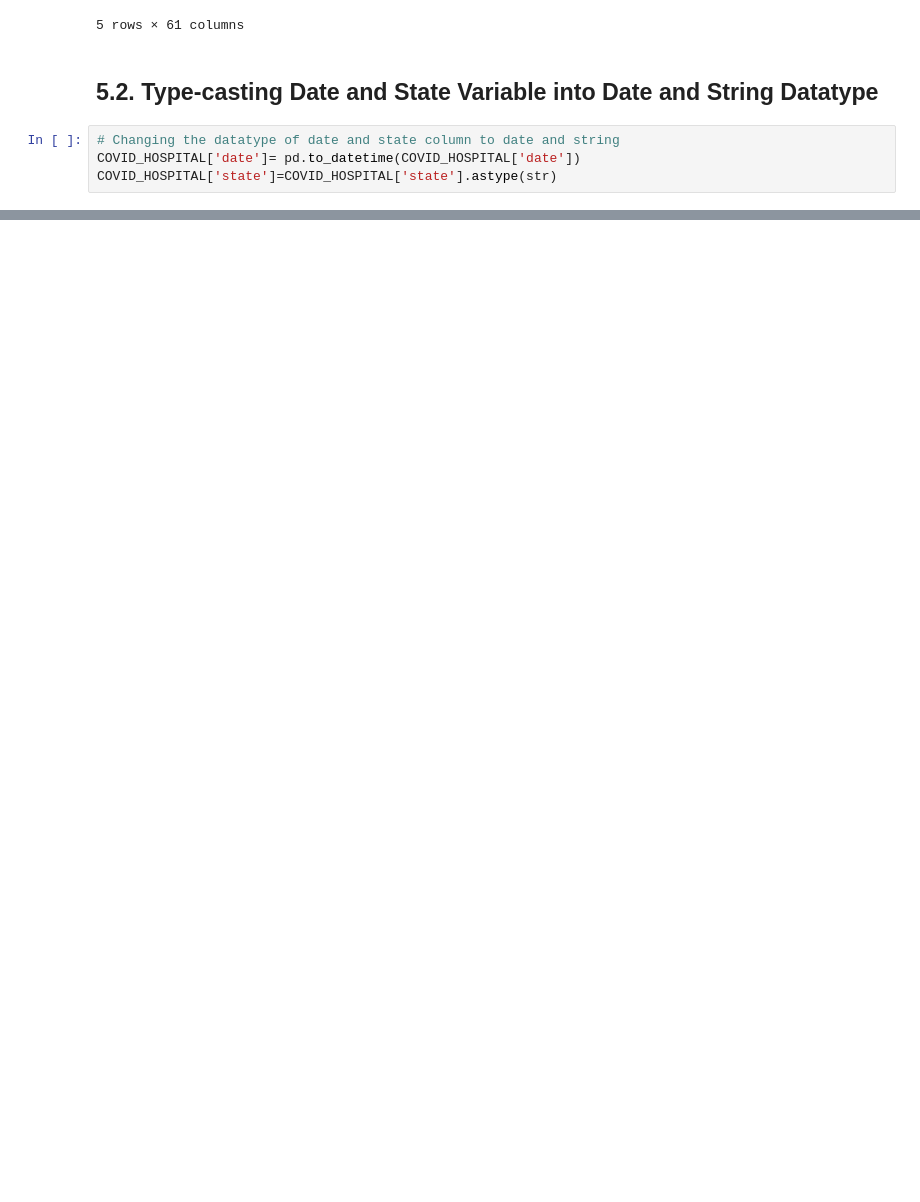
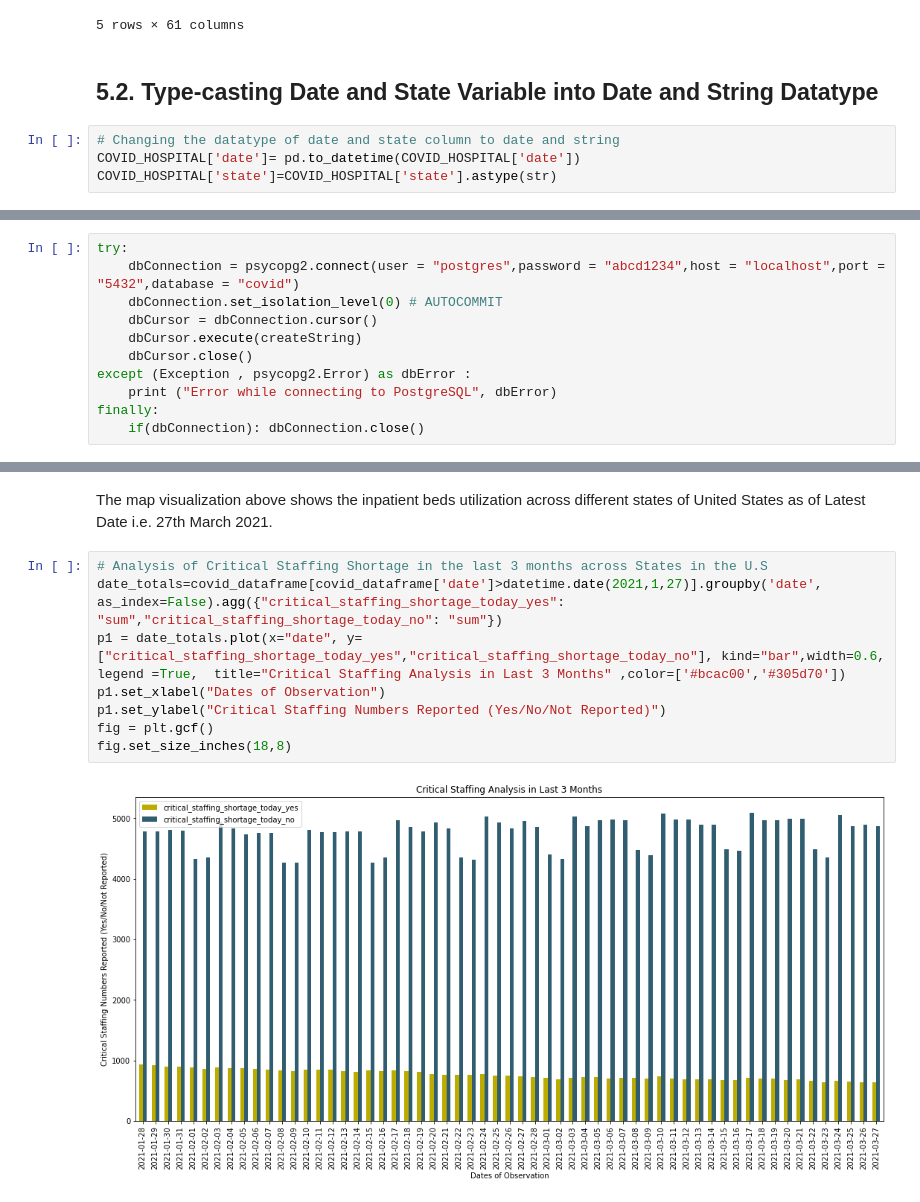
Before and after one commit to MangeshIpperNCI/DAP_PROJECT, a Jupyter notebook: x20143311.ipynb, the cells around one changed output, grey strips where cells are left out. Cells and saved outputs as stored; diff of their text form; blank space fills up the shorter version.

```diff
--- a/x20143311.ipynb
+++ b/x20143311.ipynb
@@ -112,0 +414,11 @@ COVID_HOSPITAL['state']=COVID_HOSPITAL['state'].astype(str)
+# %%
+try:
+    dbConnection = psycopg2.connect(user = "postgres",password = "abcd1234",host = "localhost",port = "5432",database = "covid")
+    dbConnection.set_isolation_level(0) # AUTOCOMMIT
+    dbCursor = dbConnection.cursor()
+    dbCursor.execute(createString)
+    dbCursor.close()
+except (Exception , psycopg2.Error) as dbError :
+    print ("Error while connecting to PostgreSQL", dbError)
+finally:
+    if(dbConnection): dbConnection.close()
@@ -112,0 +550,12 @@ COVID_HOSPITAL['state']=COVID_HOSPITAL['state'].astype(str)
+# %% [markdown]
+The map visualization above shows the inpatient beds utilization across different states of United States as of Latest Date i.e. 27th March 2021.
+# %%
+# Analysis of Critical Staffing Shortage in the last 3 months across States in the U.S
+date_totals=covid_dataframe[covid_dataframe['date']>datetime.date(2021,1,27)].groupby('date', as_index=False).agg({"critical_staffing_shortage_today_yes": "sum","critical_staffing_shortage_today_no": "sum"})
+p1 = date_totals.plot(x="date", y=["critical_staffing_shortage_today_yes","critical_staffing_shortage_today_no"], kind="bar",width=0.6, legend =True,  title="Critical Staffing Analysis in Last 3 Months" ,color=['#bcac00','#305d70'])
+p1.set_xlabel("Dates of Observation")
+p1.set_ylabel("Critical Staffing Numbers Reported (Yes/No/Not Reported)")
+fig = plt.gcf()
+fig.set_size_inches(18,8)
+# %% [output]
+[figure, added]
```
Also changed, not shown: parts of 31 cells of this notebook.
